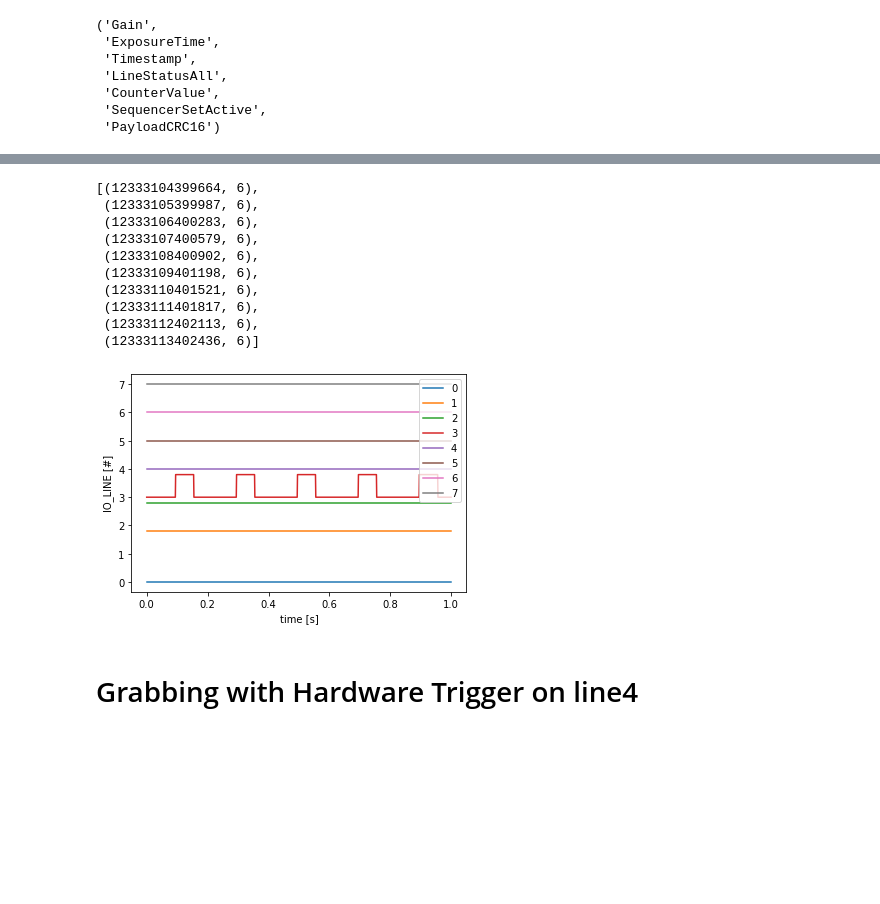
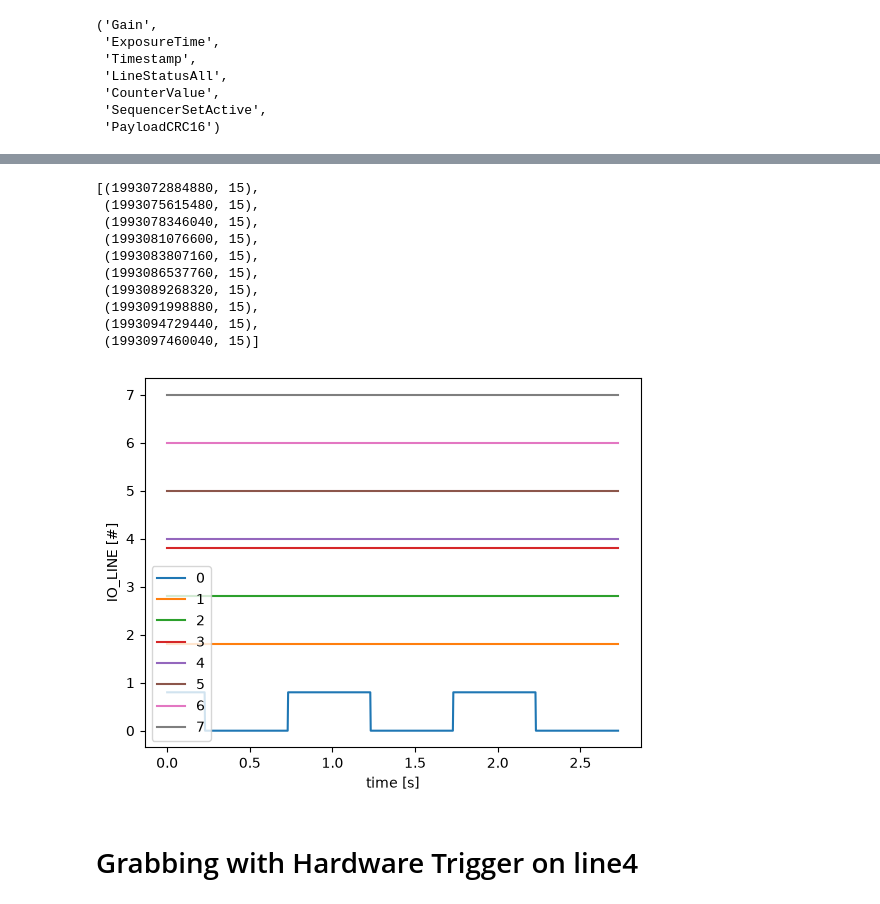
Before and after one commit to basler/pypylon-samples, a Jupyter notebook: notebooks/basic-examples/USB_hardware_trigger_and_chunks.ipynb, the cells around one changed output, grey strips where cells are left out. Saved outputs shown, nothing was run; the diff lists cells and outputs as text; code cells hidden in the pictures; blank space fills up the shorter version.

```diff
--- a/notebooks/basic-examples/USB_hardware_trigger_and_chunks.ipynb
+++ b/notebooks/basic-examples/USB_hardware_trigger_and_chunks.ipynb
@@ -16,9 +13,9 @@ import pandas as pd
 The HW trigger unit is a simple RasperryPi generating 5Hz Signal on it's GPIO
 # %%
 # open the camera
-tlf = py.TlFactory.GetInstance()
-cam = py.InstantCamera(tlf.CreateFirstDevice())
-cam.Open()
+# tlf = pylon.TlFactory.GetInstance()
+camera = pylon.InstantCamera(pylon.FirstFound)
+camera.Open()
 # %% [markdown]
 # first quick check of our input signal
 
@@ -30,7 +27,7 @@ cam.Open()
 # %%
 # enable the chunk that
 # samples all IO lines on every FrameStart
-cam.ChunkModeActive = True
-cam.ChunkSelector = "LineStatusAll"
-cam.ChunkEnable = True
+camera.ChunkModeActive.Value = True
+camera.ChunkSelector.Value = "LineStatusAll"
+camera.ChunkEnable.Value = True
 # %%
@@ -68,42 +65,42 @@ cam.StopGrabbing()
 # %%
 # list of timestamp + io status
-io_res[:10]
+io_result[:10]
 # %% [output]
-[(12333104399664, 6),
- (12333105399987, 6),
- (12333106400283, 6),
- (12333107400579, 6),
- (12333108400902, 6),
- (12333109401198, 6),
- (12333110401521, 6),
- (12333111401817, 6),
- (12333112402113, 6),
- (12333113402436, 6)]
+[(1993072884880, 15),
+ (1993075615480, 15),
+ (1993078346040, 15),
+ (1993081076600, 15),
+ (1993083807160, 15),
+ (1993086537760, 15),
+ (1993089268320, 15),
+ (1993091998880, 15),
+ (1993094729440, 15),
+ (1993097460040, 15)]
 # %%
 # simple logic analyzer :-)
 
 # convert to numpy array
-io_array = np.array(io_res)
+io_array = np.array(io_result)
 # extract first column timestamps
-x_vals = io_array[:,0]
+x_values = io_array[:,0]
 #  start with first timestamp as '0'
-x_vals -= x_vals[0]
+x_values -= x_values[0]
 
 # extract second column io values
-y_vals = io_array[:,1]
+y_values = io_array[:,1]
 # for each bit plot the graph
 for bit in range(8):
 
-    logic_level = ((y_vals & (1<<bit)) != 0)*0.8 +bit
+    logic_level = ((y_values & (1<<bit)) != 0)*0.8 +bit
     # plot in seconds
-    plt.plot(x_vals / 1e9, logic_level, label = bit)
+    plot.plot(x_values / 1e9, logic_level, label = bit)
 
-plt.xlabel("time [s]")
-plt.ylabel("IO_LINE [#]")
-plt.legend()
-plt.show()
+plot.xlabel("time [s]")
+plot.ylabel("IO_LINE [#]")
+plot.legend()
+plot.show()
 # %% [output]
-[figure, old version]
+[figure, new version]
 # %% [markdown]
 # Grabbing with Hardware Trigger on line4
 # %%
```
Also changed, not shown: parts of 15 cells of this notebook, 6 other files.
